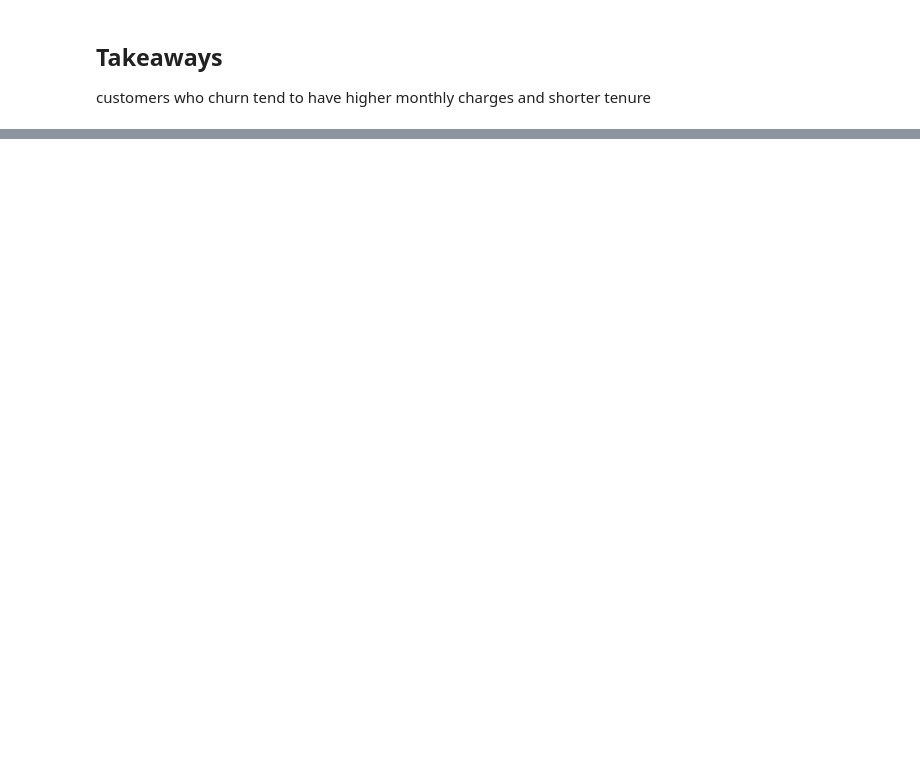
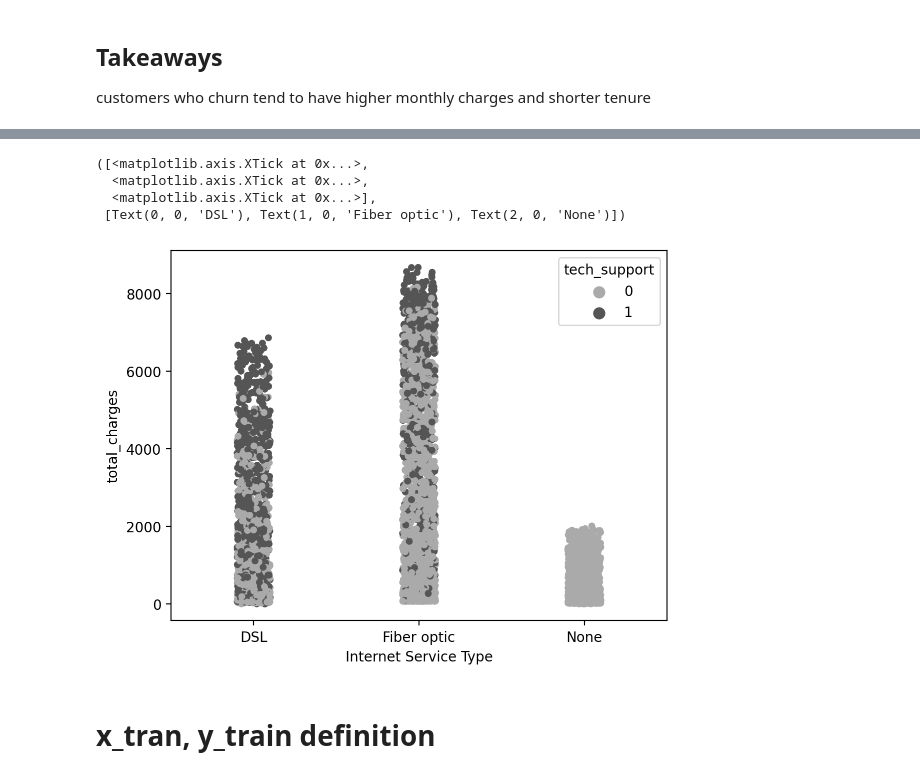
Before and after one commit to Is0metry/project-1, a Jupyter notebook: explore.ipynb, the cells around one changed output, grey strips where cells are left out. Cells and saved outputs as stored; diff of their text form; code cells hidden in the pictures; blank space fills up the shorter version.

```diff
--- a/explore.ipynb
+++ b/explore.ipynb
@@ -98,0 +96,12 @@ plt.xticks([0,1,2],w.IST_KEY)
+# %%
+sns.stripplot(x=train.internet_service_type,y=train.total_charges, hue=train.tech_support, palette='binary')
+plt.xlabel('Internet Service Type')
+plt.xticks([0,1,2],w.IST_KEY)
+# %% [output]
+([<matplotlib.axis.XTick at 0x...>,
+  <matplotlib.axis.XTick at 0x...>,
+  <matplotlib.axis.XTick at 0x...>],
+ [Text(0, 0, 'DSL'), Text(1, 0, 'Fiber optic'), Text(2, 0, 'None')])
+[figure, added]
+# %% [markdown]
+# x_tran, y_train definition
```
Also changed, not shown: parts of 27 cells of this notebook, 6 other files.
